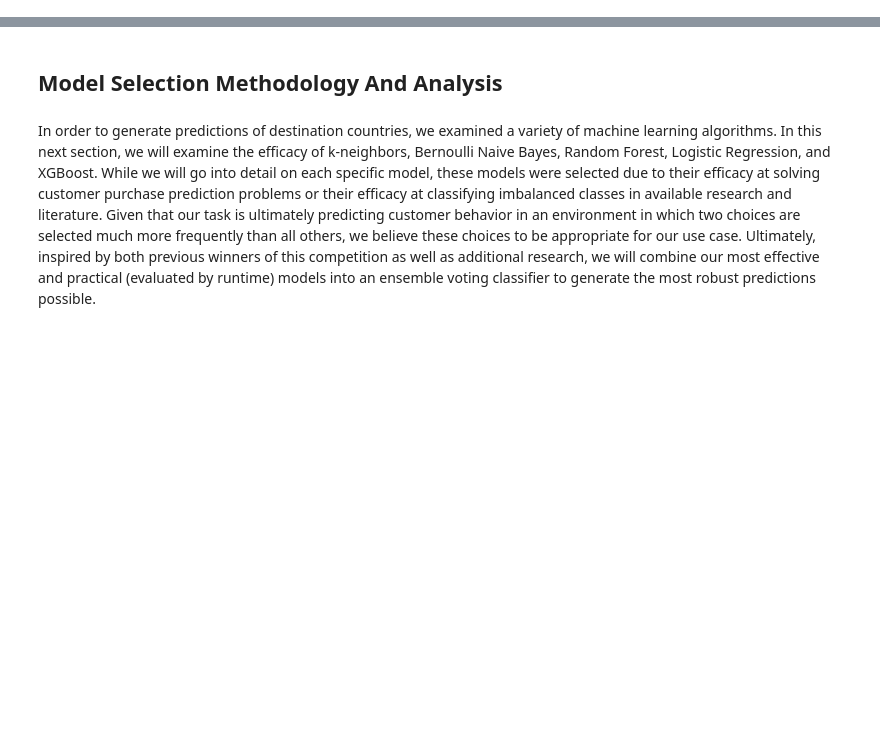
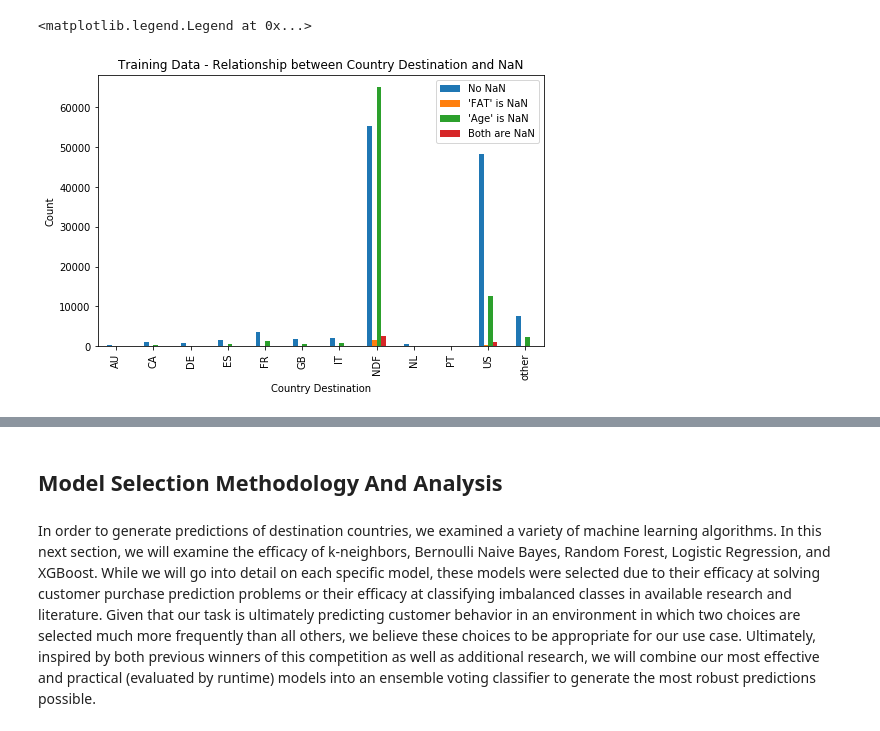
Before and after one commit to cmillsop/w207_final, a Jupyter notebook: Millsop_Ventura_Ye_Final_Project_Final_Submission.ipynb, the cells around one changed output, grey strips where cells are left out. Saved outputs shown, nothing was run; the diff lists cells and outputs as text; code cells hidden in the pictures; blank space fills up the shorter version.

```diff
--- a/Millsop_Ventura_Ye_Final_Project_Final_Submission.ipynb
+++ b/Millsop_Ventura_Ye_Final_Project_Final_Submission.ipynb
@@ -163,0 +270,18 @@ balanced_labels = balanced_train_data.iloc[:,-1:]
+# %%
+null_viz = dfs['train_users_2'].copy()
+null_viz = null_viz.assign(age_is_nan=null_viz['age'].isnull())
+null_viz = null_viz.assign(date_first_booking_is_nan=null_viz['date_first_booking'].isnull())
+null_viz = null_viz.assign(first_affiliate_tracked_is_nan=null_viz['first_affiliate_tracked'].isnull())
+
+#null_viz = null_viz[null_viz['age_is_nan'] | null_viz['date_first_booking_is_nan']]
+null_viz = null_viz[['country_destination', 'age_is_nan', 'date_first_booking_is_nan', 'first_affiliate_tracked_is_nan']]
+
+plt.rcParams['figure.figsize'] = [8, 5]
+pd.crosstab(null_viz['country_destination'], [null_viz['age_is_nan'],null_viz['first_affiliate_tracked_is_nan']]).plot.bar()
+plt.title("Training Data - Relationship between Country Destination and NaN")
+plt.ylabel("Count")
+plt.xlabel("Country Destination")
+plt.legend(("No NaN","'FAT' is NaN","'Age' is NaN","Both are NaN"))
+# %% [output]
+<matplotlib.legend.Legend at 0x...>
+[figure, added]
```
Also changed, not shown: parts of 91 cells of this notebook.
